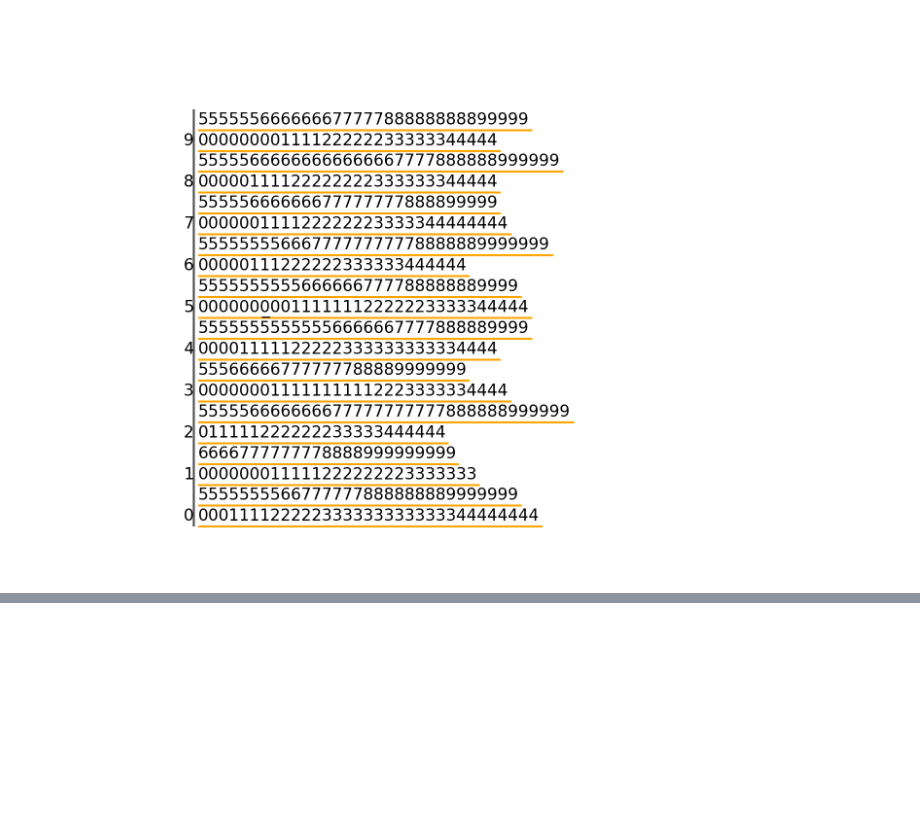
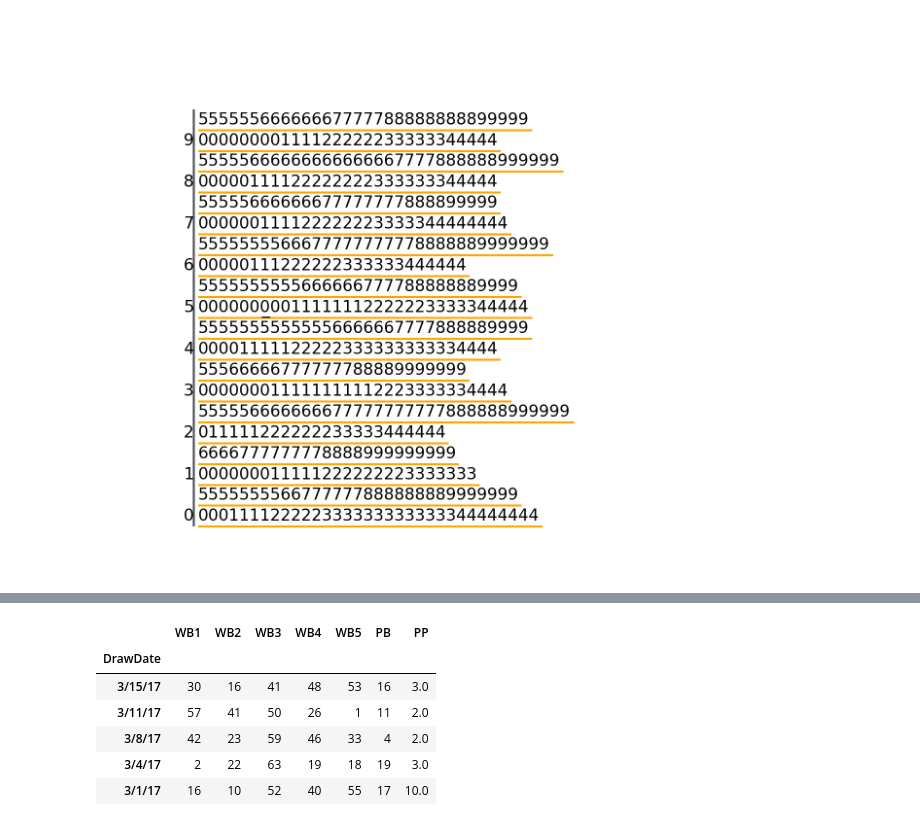
Before and after one commit to BIOF309/10-final-project-ksheard, a Jupyter notebook: 10-final-project-ksheard.ipynb, the cells around one changed output, grey strips where cells are left out. Drawn from its saved outputs; the diff is of its cells as text; code cells hidden in the pictures; blank space fills up the shorter version.

```diff
--- a/10-final-project-ksheard.ipynb
+++ b/10-final-project-ksheard.ipynb
@@ -158,0 +147,13 @@ However, this is not true in reality. Human beings tend to choose numbers based
+# %%
+#source: https://www.kaggle.com/scotth64/powerball-numbers
+#this is dataset with the winning New York powerball numbers since 1997
+df = pd.read_csv('pb_winning_numbers_03-18-2017.csv', index_col=0)
+df.head()
+# %% [output]
+|  | WB1 | WB2 | WB3 | WB4 | WB5 | PB | PP |
+| DrawDate |  |  |  |  |  |  |  |
+| 3/15/17 | 30 | 16 | 41 | 48 | 53 | 16 | 3.0 |
+| 3/11/17 | 57 | 41 | 50 | 26 | 1 | 11 | 2.0 |
+| 3/8/17 | 42 | 23 | 59 | 46 | 33 | 4 | 2.0 |
+| 3/4/17 | 2 | 22 | 63 | 19 | 18 | 19 | 3.0 |
+| 3/1/17 | 16 | 10 | 52 | 40 | 55 | 17 | 10.0 |
```
Also changed, not shown: parts of 12 cells of this notebook, 11 other files.
